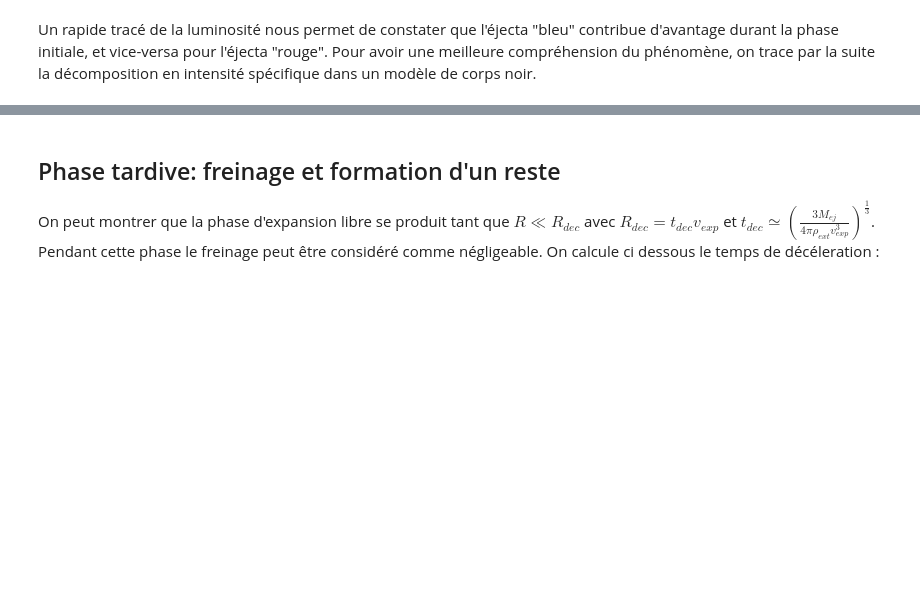
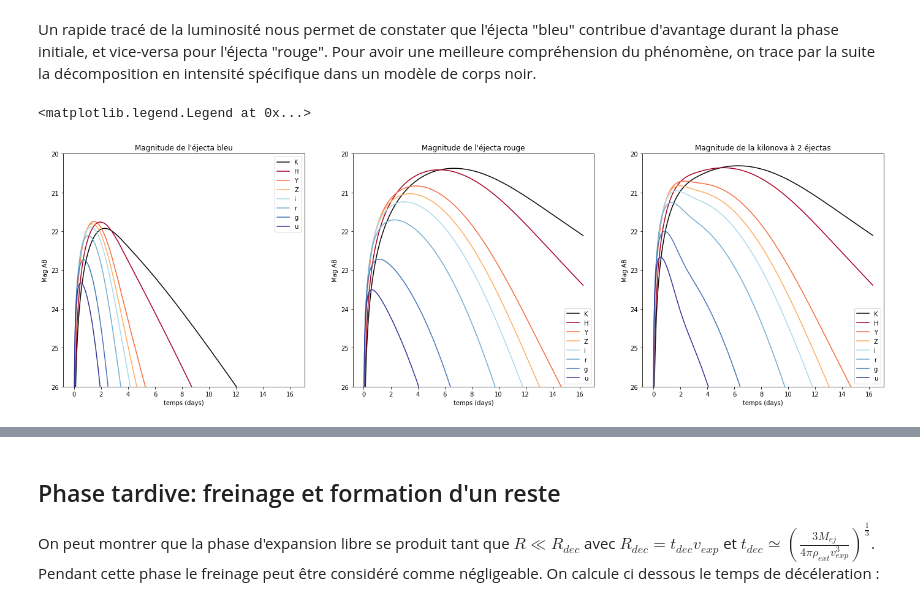
Before and after one commit to romainpch/PHY583, a Jupyter notebook: Astro.ipynb, the cells around one changed output, grey strips where cells are left out. Drawn from its saved outputs; the diff is of its cells as text; code cells hidden in the pictures; blank space fills up the shorter version.

```diff
--- a/Astro.ipynb
+++ b/Astro.ipynb
@@ -505,2 +511,59 @@ plt.legend(loc="upper right")
 # %% [markdown]
 Un rapide tracé de la luminosité nous permet de constater que l'éjecta "bleu" contribue d'avantage durant la phase initiale, et vice-versa pour l'éjecta "rouge". Pour avoir une meilleure compréhension du phénomène, on trace par la suite la décomposition en intensité spécifique dans un modèle de corps noir.
+# %%
+## Tracé de l'intensité spécifique pour différentes longueurs d'onde dans les modèles bleus et rouges
+
+#Longueurs d'ondes et légendes correspondantes
+lambd = [2190e-9,1630e-9,1020e-9,900e-9,806e-9,658e-9,464e-9,365e-9]
+lettres = ['K','H','Y','Z','i','r','g','u']
+colors = [ [8/255,8/255,8/255], [165/255,0/255,38/255], [244/255,109/255,67/255], [253/255,174/255,97/255], [171/255,217/255,233/255], [116/255,173/255,209/255], [69/255,117/255,180/255], [49/255,54/255,149/255] ]
+
+plt.figure(figsize=[24,7])
+
+for i in range(len(lambd)):
+
+    #Intensités spécifiques
+    nu = c/lambd[i]
+    Bnu_b = B_list(nu,Ts_b)
+    Bnu_r = B_list(nu,Ts_r)
+
+    #Conversion en jansky et en magnitude AB
+    magAB_b = [-2.5*np.log( pi*Bnu_b[i]*pow((R(t_list[i])/D),2)/(3631*Jy) )/np.log(10) for i in range(len(Bnu_b))]
+    magAB_r = [-2.5*np.log( pi*Bnu_r[i]*pow((R(t_list[i])/D),2)/(3631*Jy) )/np.log(10) for i in range(len(Bnu_r))]
+    magAB_tot = [-2.5*np.log( pi*(Bnu_b[i]+Bnu_r[i])*pow((R(t_list[i])/D),2)/(3631*Jy) )/np.log(10) for i in range(len(Bnu_r))]
+
+    plt.subplot(1,3,1)
+    plt.plot(s2day(t_list[1:]),magAB_b[1:],label=lettres[i], color=colors[i])
+
+    plt.subplot(1,3,2)
+    plt.plot(s2day(t_list[1:]),magAB_r[1:],label=lettres[i], color=colors[i])
+
+    plt.subplot(1,3,3)
+    plt.plot(s2day(t_list[1:]),magAB_tot[1:],label=lettres[i], color=colors[i])
+
+plt.subplot(1,3,1)
+plt.title("Magnitude de l'éjecta bleu")
+plt.xlabel('temps (days)')
+plt.ylabel("Mag AB")
+plt.ylim(20,26)
+plt.gca().invert_yaxis()
+plt.legend()
+
+plt.subplot(1,3,2)
+plt.title("Magnitude de l'éjecta rouge")
+plt.xlabel('temps (days)')
+plt.ylabel("Mag AB")
+plt.ylim(20,26)
+plt.gca().invert_yaxis()
+plt.legend()
+
+plt.subplot(1,3,3)
+plt.title("Magnitude de la kilonova à 2 éjectas")
+plt.xlabel('temps (days)')
+plt.ylabel("Mag AB")
+plt.ylim(20,26)
+plt.gca().invert_yaxis()
+plt.legend()
+# %% [output]
+<matplotlib.legend.Legend at 0x...>
+[figure, added]
```
Also changed, not shown: parts of 7 cells of this notebook.
